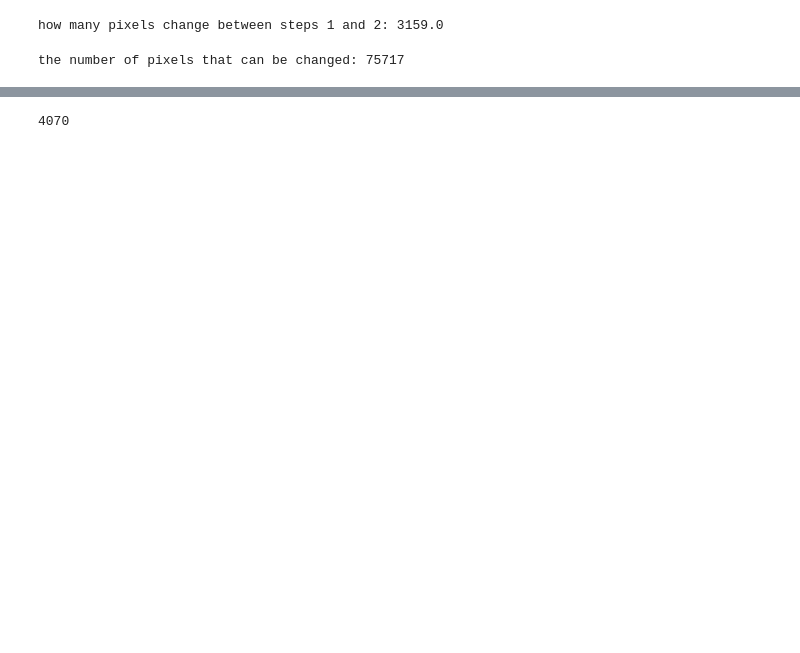
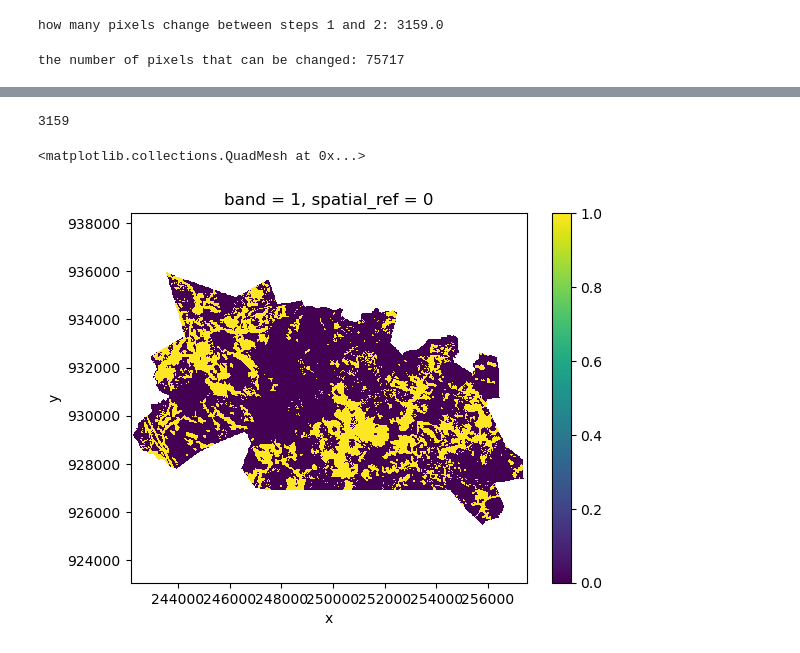
Before and after one commit to DWGodwin/geomod, a Jupyter notebook: predict-example.ipynb, the cells around one changed output, grey strips where cells are left out. Saved outputs shown, nothing was run; the diff lists cells and outputs as text; code cells hidden in the pictures; blank space fills up the shorter version.

```diff
--- a/predict-example.ipynb
+++ b/predict-example.ipynb
@@ -45,5 +72,7 @@ land_cover_map.plot()
 <matplotlib.collections.QuadMesh at 0x...>
 [figure]
 # %%
+# we do the same with the validation map for the ending time
 validation_class_map_xr = rioxarray.open_rasterio(data_directory+'1999anderson01.rst', masked=True)
-validation_map = utils.reclassify_landcover_map(validation_class_map_xr, 1)
+validation_map = utils.reclassify_landcover_map(validation_class_map_xr, class_of_interest=1)
+validation_map.plot()
@@ -111,3 +128,4 @@ print(suitability_threshold)
 # %%
-change_pixels = xr.where(suitability_change_xr >= suitability_threshold, 1, 0)
+# define which pixels will be changed - only those above the change threshold
+change_pixels = xr.where(suitability_change_xr > suitability_threshold, 1, 0)
 # %%
@@ -118,4 +137,14 @@ change_pixels.plot()
 # %%
-change_pixels.sum().item()
+# find the total number of changed pixels - it should match change_pixel_quantity!
+print(change_pixels.sum().item())
 # %% [output]
-4070
+3159
+# %%
+# add back on to the orginal map
+predicted=land_cover_map+change_pixels
+# %%
+# plot our predicted map
+predicted.plot()
+# %% [output]
+<matplotlib.collections.QuadMesh at 0x...>
+[figure, added]
```
Also changed, not shown: parts of 25 cells of this notebook, 3 other files.
